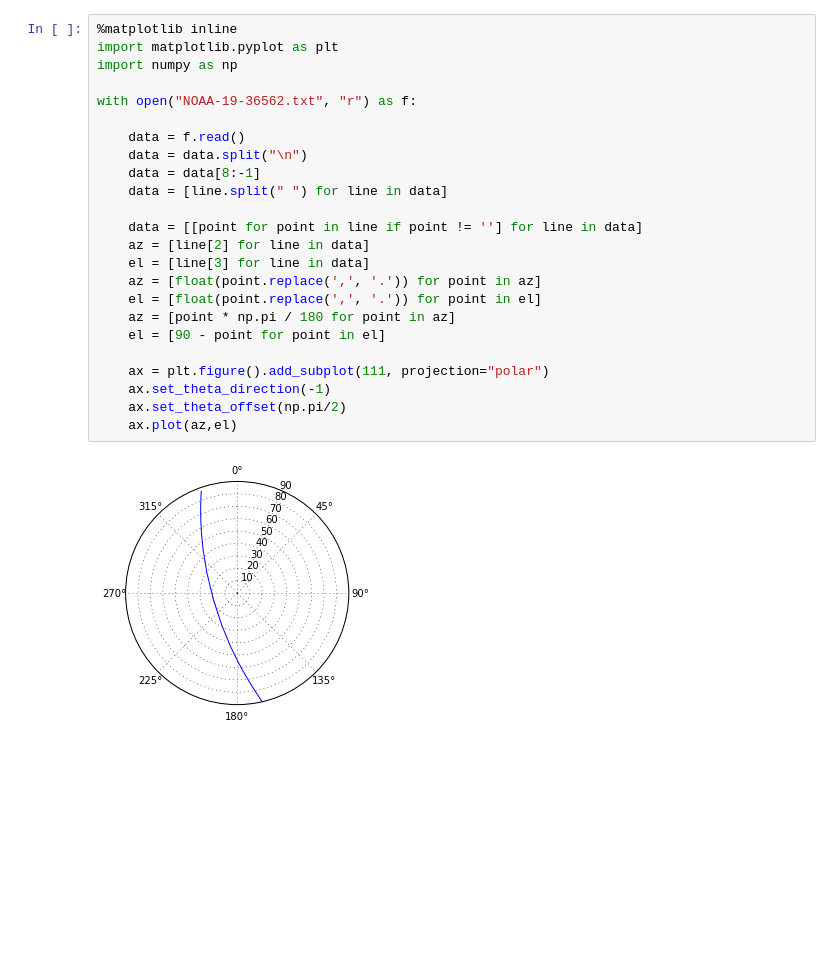
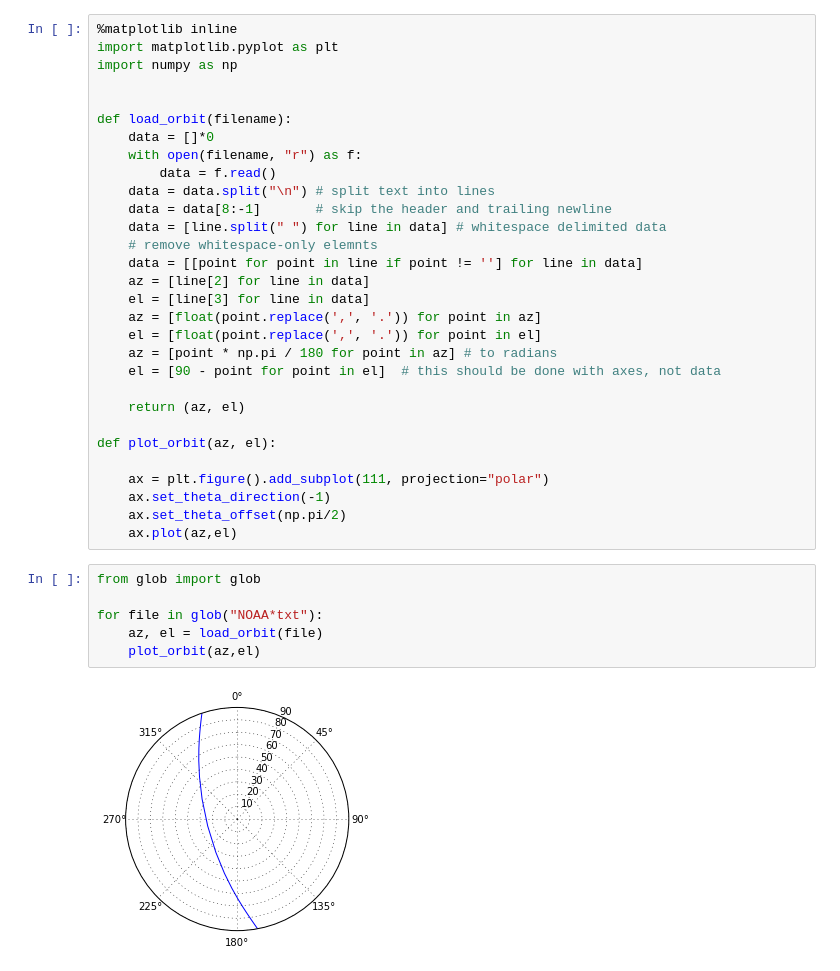
Before and after one commit to jarmokivekas/NOAA-reception, a Jupyter notebook: orbit-data/orbit-plot.ipynb, the cells around one changed output. Saved outputs shown, nothing was run; the diff lists cells and outputs as text; blank space fills up the shorter version.

Commit message:
more orbit data plot code

```diff
--- a/orbit-data/orbit-plot.ipynb
+++ b/orbit-data/orbit-plot.ipynb
@@ -3,24 +3,36 @@
 import matplotlib.pyplot as plt
 import numpy as np
 
-with open("NOAA-19-36562.txt", "r") as f:
 
-    data = f.read()
-    data = data.split("\n")
-    data = data[8:-1]
-    data = [line.split(" ") for line in data]
-
+def load_orbit(filename):
+    data = []*0
+    with open(filename, "r") as f:
+        data = f.read()
+    data = data.split("\n") # split text into lines
+    data = data[8:-1]       # skip the header and trailing newline
+    data = [line.split(" ") for line in data] # whitespace delimited data
+    # remove whitespace-only elemnts
     data = [[point for point in line if point != ''] for line in data]
     az = [line[2] for line in data]
     el = [line[3] for line in data]
     az = [float(point.replace(',', '.')) for point in az]
     el = [float(point.replace(',', '.')) for point in el]
-    az = [point * np.pi / 180 for point in az]
-    el = [90 - point for point in el]
+    az = [point * np.pi / 180 for point in az] # to radians
+    el = [90 - point for point in el]  # this should be done with axes, not data
+
+    return (az, el)
+
+def plot_orbit(az, el):
 
     ax = plt.figure().add_subplot(111, projection="polar")
     ax.set_theta_direction(-1)
     ax.set_theta_offset(np.pi/2)
     ax.plot(az,el)
-# %% [output]
-[figure, removed]
+# %%
+from glob import glob
+
+for file in glob("NOAA*txt"):
+    az, el = load_orbit(file)
+    plot_orbit(az,el)
+# %% [output]
+[figure, added]
```
Also changed, not shown: parts of 2 cells of this notebook.
